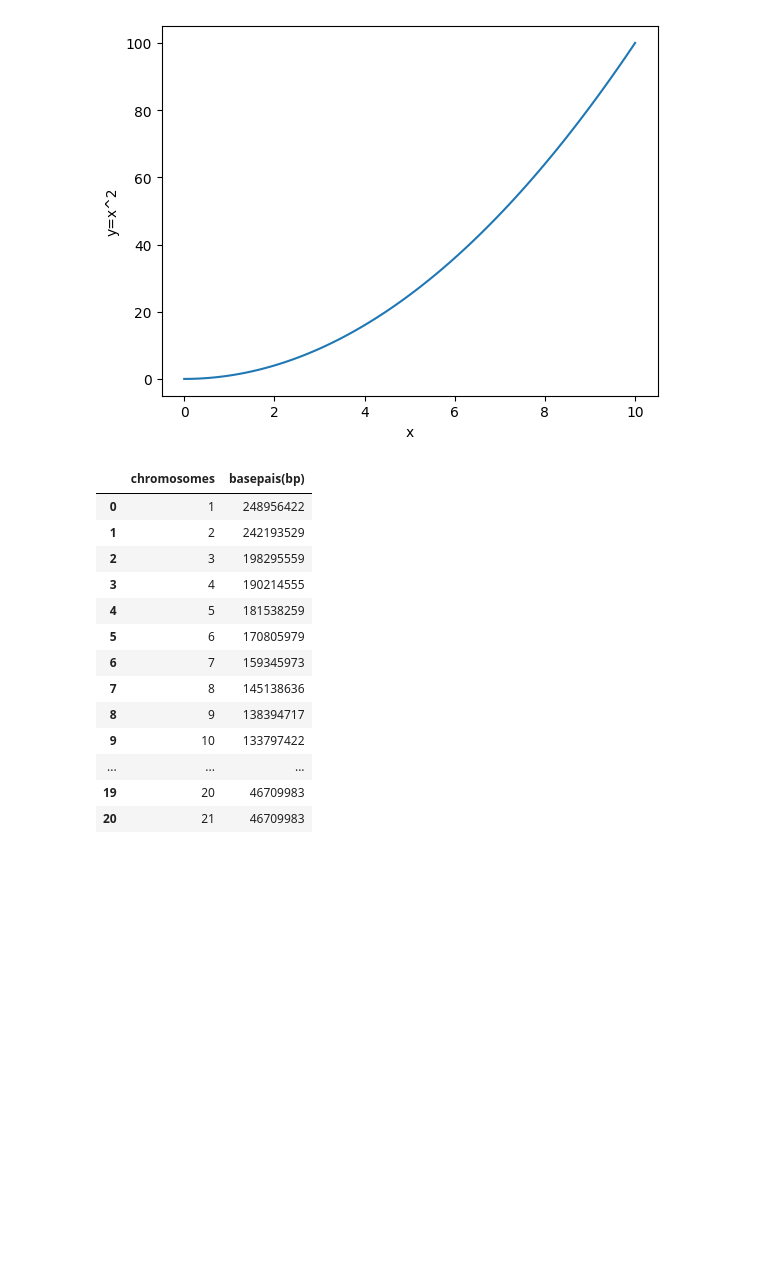
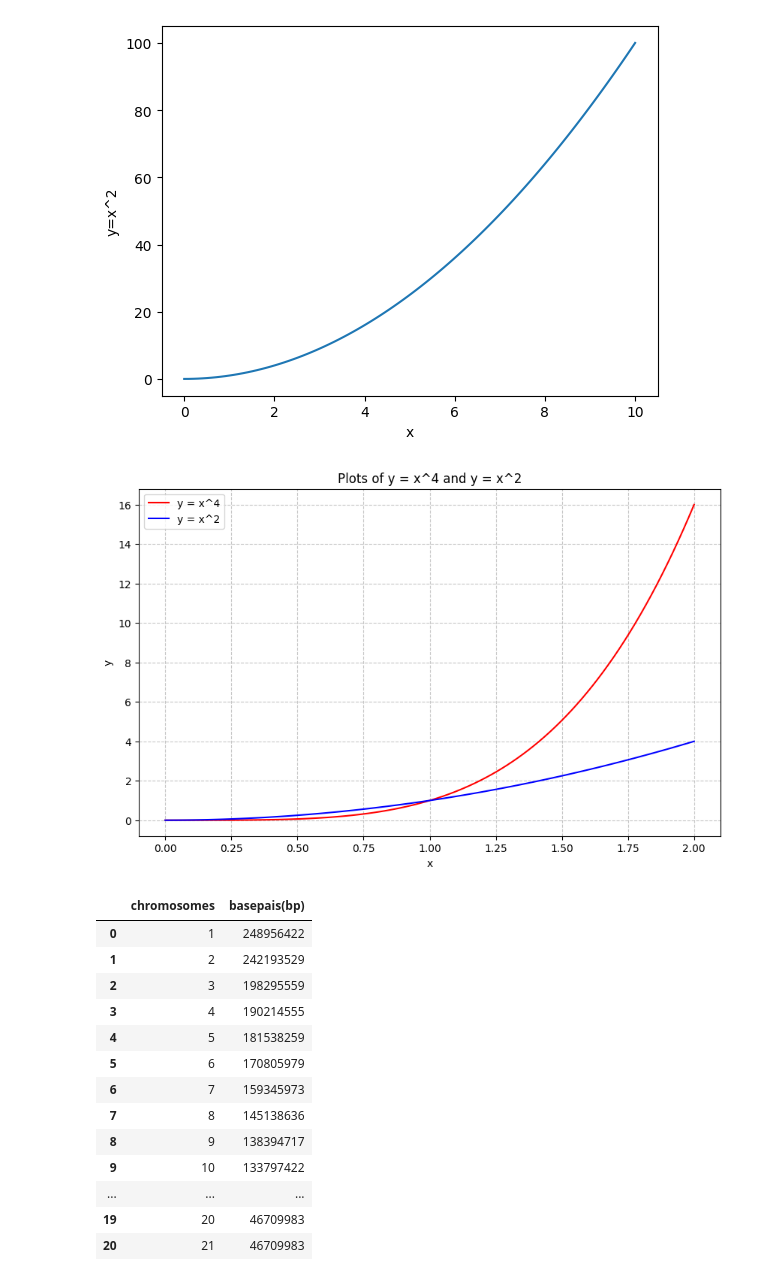
Before and after one commit to longdo9257/longdo9257.github.io, a Jupyter notebook: Sept9Class.ipynb, the cells around one changed output. Cells and saved outputs as stored; diff of their text form; code cells hidden in the pictures; blank space fills up the shorter version.

```diff
--- a/Sept9Class.ipynb
+++ b/Sept9Class.ipynb
@@ -16,3 +19,21 @@ plt.show()
+# %%
+x_new = np.linspace(0, 2, 100) # Define a new range for x values
+y1_new = x_new**4
+y2_new = x_new**2 # Changed from x_new**5 to x_new**2
+
+fig_new, ax_new = plt.subplots(figsize=(10, 6))
+
+ax_new.plot(x_new, y1_new, label='y = x^4', color='red')
+ax_new.plot(x_new, y2_new, label='y = x^2', color='blue')
+
+ax_new.set_xlabel('x')
+ax_new.set_ylabel('y')
+ax_new.set_title('Plots of y = x^4 and y = x^2')
+ax_new.legend()
+ax_new.grid(True, linestyle='--', alpha=0.7)
+plt.show()
+# %% [output]
+[figure, added]
 # %%
 import pandas as pd
 # %%
```
Also changed, not shown: parts of 8 cells of this notebook.
